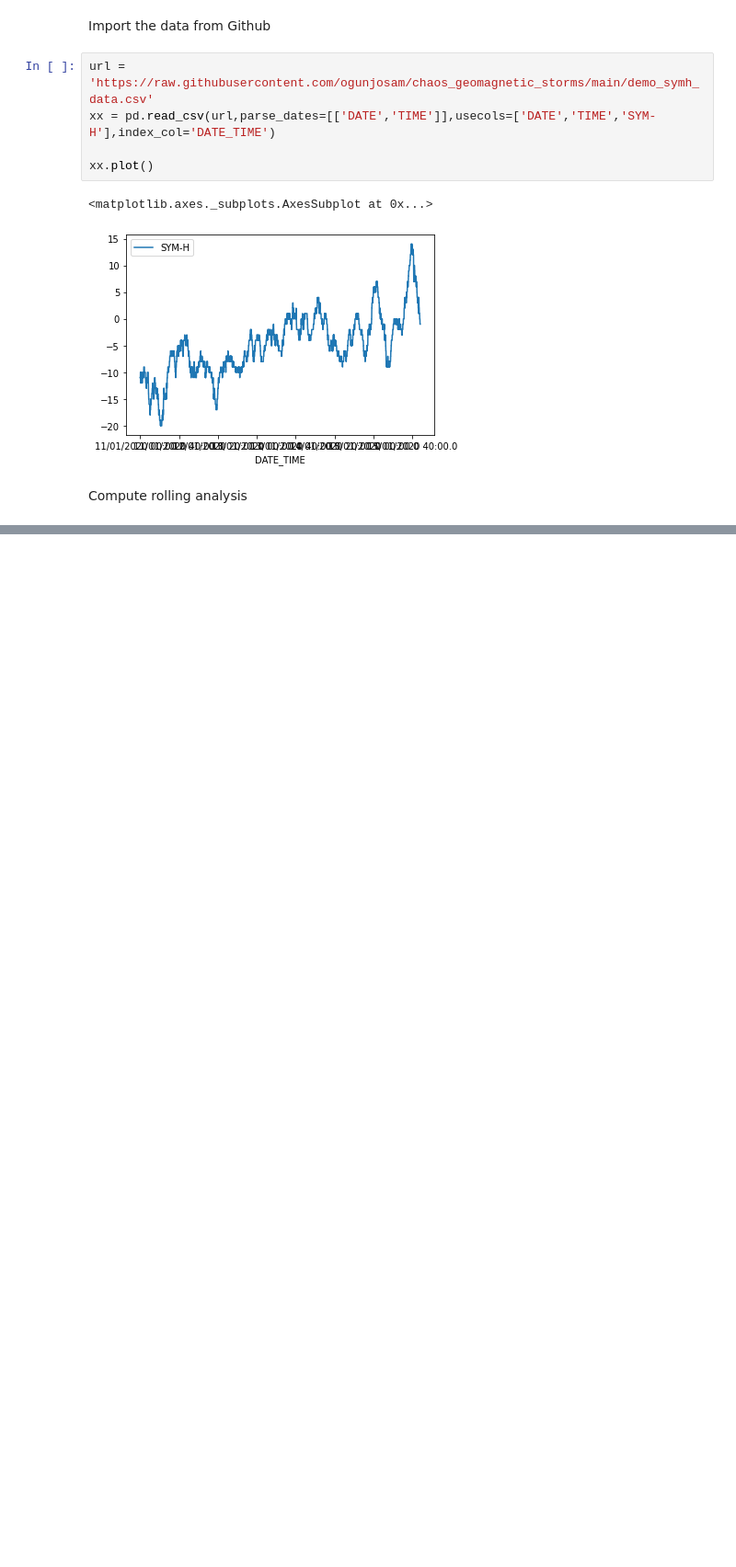
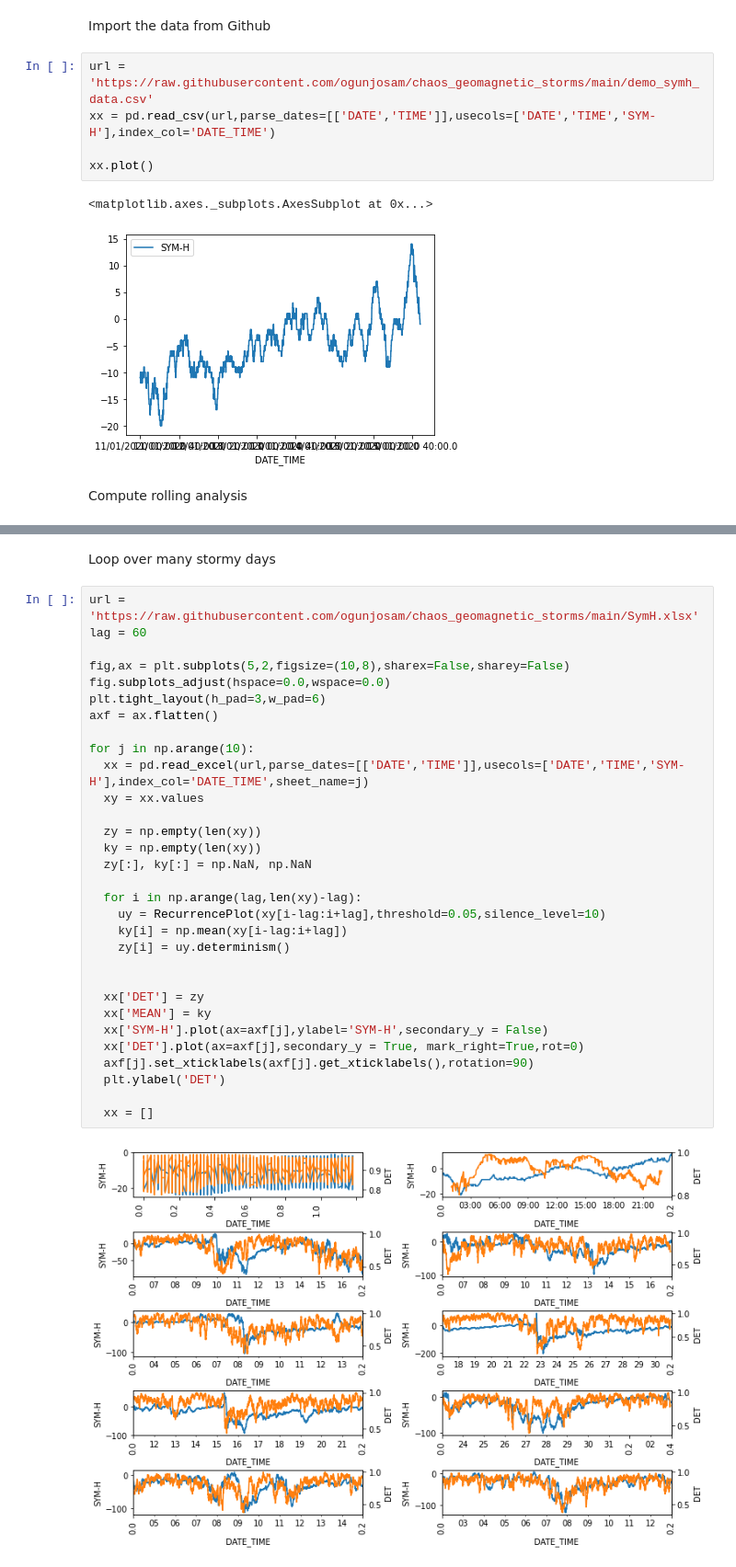
Before and after one commit to ogunjosam/chaos_geomagnetic_storms, a Jupyter notebook: SYM_H_chaos.ipynb, the cells around one changed output, grey strips where cells are left out. Shown: that part at 92% size. Saved outputs shown, nothing was run; the diff lists cells and outputs as text; blank space fills up the shorter version.

```diff
--- a/SYM_H_chaos.ipynb
+++ b/SYM_H_chaos.ipynb
@@ -66,0 +67,35 @@ xx.plot(x='SYM-H',y='DET',ax=ax,kind='scatter')
+# %% [markdown]
+Loop over many stormy days
+# %%
+url = 'https://raw.githubusercontent.com/ogunjosam/chaos_geomagnetic_storms/main/SymH.xlsx'
+lag = 60
+
+fig,ax = plt.subplots(5,2,figsize=(10,8),sharex=False,sharey=False)
+fig.subplots_adjust(hspace=0.0,wspace=0.0)
+plt.tight_layout(h_pad=3,w_pad=6)
+axf = ax.flatten()
+
+for j in np.arange(10):
+  xx = pd.read_excel(url,parse_dates=[['DATE','TIME']],usecols=['DATE','TIME','SYM-H'],index_col='DATE_TIME',sheet_name=j)
+  xy = xx.values
+
+  zy = np.empty(len(xy))
+  ky = np.empty(len(xy))
+  zy[:], ky[:] = np.NaN, np.NaN
+
+  for i in np.arange(lag,len(xy)-lag):
+    uy = RecurrencePlot(xy[i-lag:i+lag],threshold=0.05,silence_level=10)
+    ky[i] = np.mean(xy[i-lag:i+lag])
+    zy[i] = uy.determinism()
+
+
+  xx['DET'] = zy
+  xx['MEAN'] = ky
+  xx['SYM-H'].plot(ax=axf[j],ylabel='SYM-H',secondary_y = False)
+  xx['DET'].plot(ax=axf[j],secondary_y = True, mark_right=True,rot=0)
+  axf[j].set_xticklabels(axf[j].get_xticklabels(),rotation=90)
+  plt.ylabel('DET')
+
+  xx = []
+# %% [output]
+[figure, added]
```
Also changed, not shown: parts of 1 cell of this notebook.
